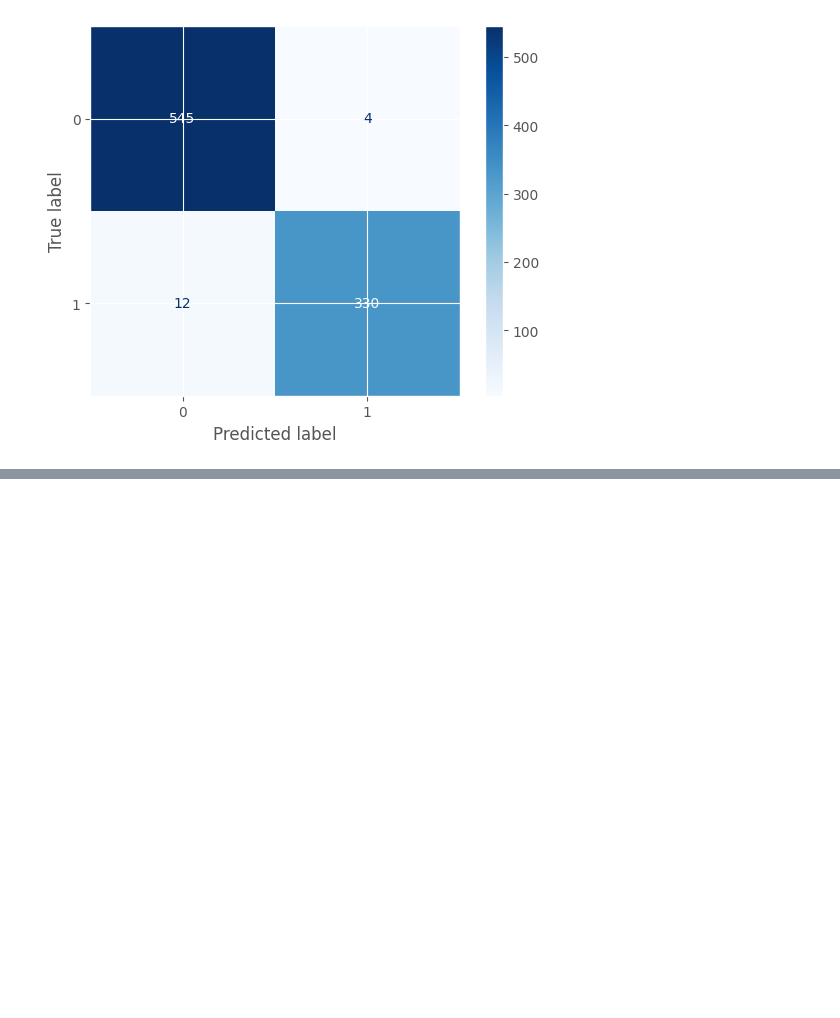
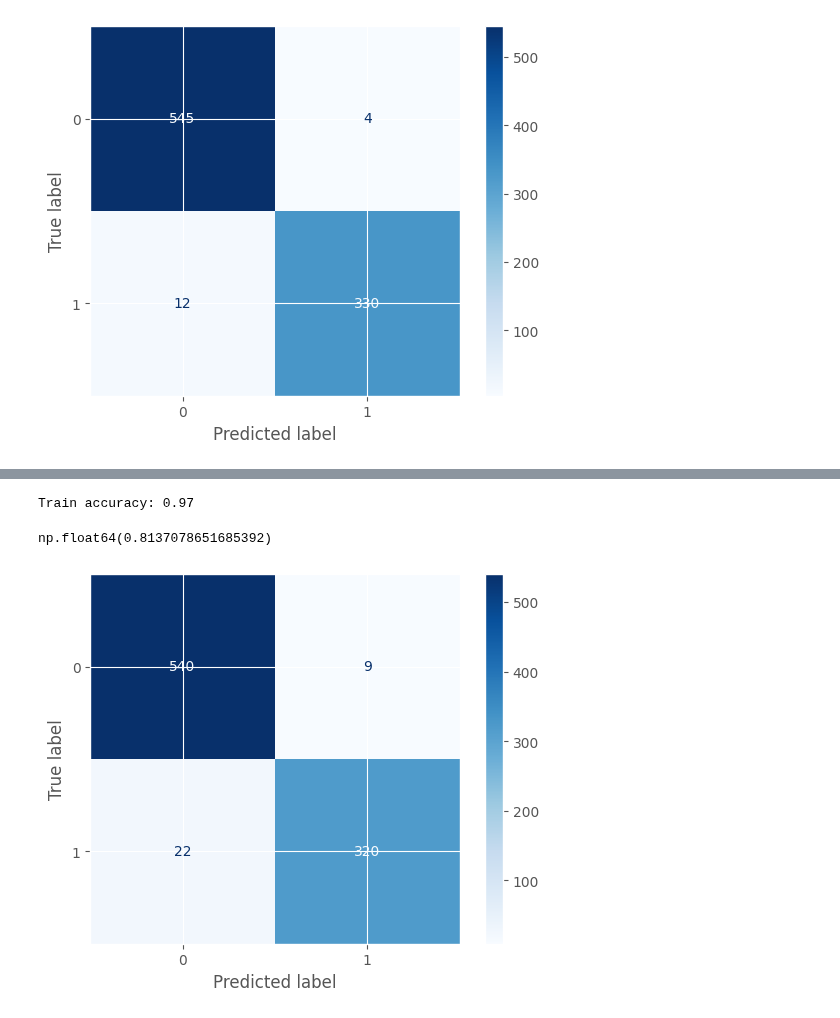
Before and after one commit to JMCoC/ml_engineer_roadmap, a Jupyter notebook: machinLearning/fundamentals/C3_Classification/exercises/exercise3.ipynb, the cells around one changed output, grey strips where cells are left out. Cells and saved outputs as stored; diff of their text form; code cells hidden in the pictures; blank space fills up the shorter version.

Commit message:
Last try with XGBoostClass

```diff
--- a/machinLearning/fundamentals/C3_Classification/exercises/exercise3.ipynb
+++ b/machinLearning/fundamentals/C3_Classification/exercises/exercise3.ipynb
@@ -232,3 +233,7 @@ plt.show()
 test_pred = rf_clf.predict(test_df_prepared)
 submission_df = pd.DataFrame({'PassengerId': test_df.index + 892, 'Survived': test_pred})
 submission_df.to_csv('submission4.csv', index=False)
+# %%
+from xgboost import XGBClassifier
+xgb_clf = XGBClassifier(random_state=42, eval_metric='logloss')
+xgb_clf.fit(train_df_prepared, train_df_labels)
@@ -234,0 +253,17 @@ submission_df.to_csv('submission4.csv', index=False)
+# %%
+train_pred = xgb_clf.predict(train_df_prepared)
+train_accuracy = accuracy_score(train_df_labels, train_pred)
+print(f"Train accuracy: {train_accuracy:.2f}")
+# %% [output]
+Train accuracy: 0.97
+# %%
+cross_val_score(xgb_clf, train_df_prepared, train_df_labels, cv=10, scoring='accuracy').mean()
+# %% [output]
+np.float64(0.8137078651685392)
+# %%
+cm = confusion_matrix(train_df_labels, train_pred)
+disp = ConfusionMatrixDisplay(confusion_matrix=cm, display_labels=xgb_clf.classes_)
+disp.plot(cmap=plt.cm.Blues)
+plt.show()
+# %% [output]
+[figure, added]
```
Also changed, not shown: parts of 3 cells of this notebook, 1 other file.
